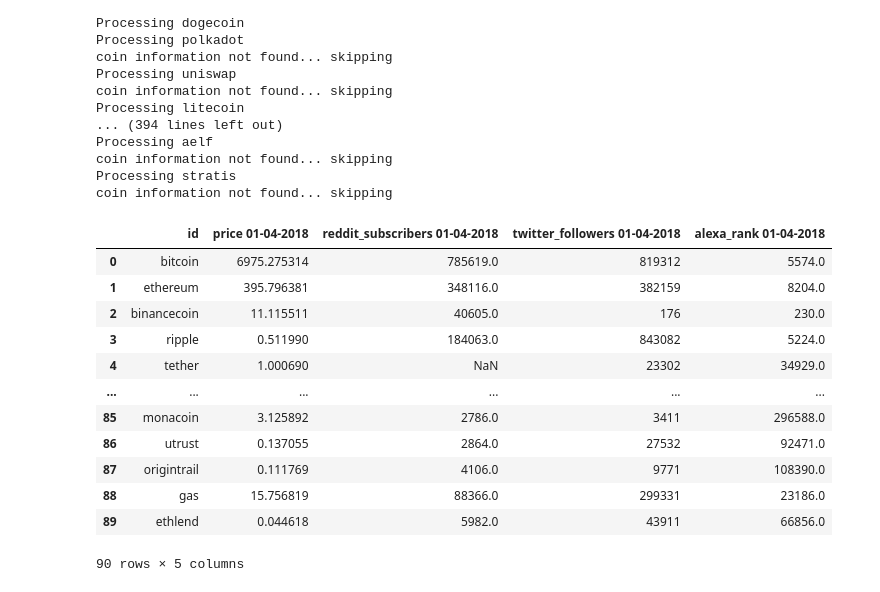
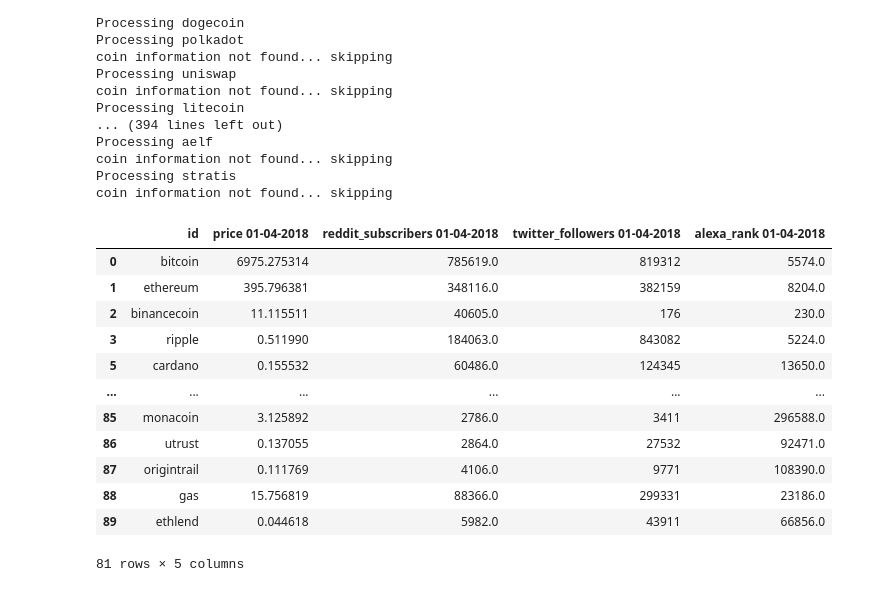
Before and after one commit to DataJohann/cryptocurrencies, a Jupyter notebook: main.ipynb, the cells around one changed output. Saved outputs shown, nothing was run; the diff lists cells and outputs as text; code cells hidden in the pictures.

```diff
--- a/main.ipynb
+++ b/main.ipynb
@@ -152,18 +154,19 @@ Processing stratis
 coin information not found... skipping
 # %%
 _2017_df =  pd.DataFrame(coin_data_2017)
+_2017_df.dropna(inplace=True)
 _2017_df
 # %% [output]
 |  | id | price 01-04-2018 | reddit_subscribers 01-04-2018 | twitter_followers 01-04-2018 | alexa_rank 01-04-2018 |
 | 0 | bitcoin | 6975.275314 | 785619.0 | 819312 | 5574.0 |
 | 1 | ethereum | 395.796381 | 348116.0 | 382159 | 8204.0 |
 | 2 | binancecoin | 11.115511 | 40605.0 | 176 | 230.0 |
 | 3 | ripple | 0.511990 | 184063.0 | 843082 | 5224.0 |
-| 4 | tether | 1.000690 | NaN | 23302 | 34929.0 |
+| 5 | cardano | 0.155532 | 60486.0 | 124345 | 13650.0 |
 | ... | ... | ... | ... | ... | ... |
 | 85 | monacoin | 3.125892 | 2786.0 | 3411 | 296588.0 |
 | 86 | utrust | 0.137055 | 2864.0 | 27532 | 92471.0 |
 | 87 | origintrail | 0.111769 | 4106.0 | 9771 | 108390.0 |
 | 88 | gas | 15.756819 | 88366.0 | 299331 | 23186.0 |
 | 89 | ethlend | 0.044618 | 5982.0 | 43911 | 66856.0 |
-90 rows × 5 columns
+81 rows × 5 columns
```
Also changed, not shown: parts of 2 cells of this notebook.
